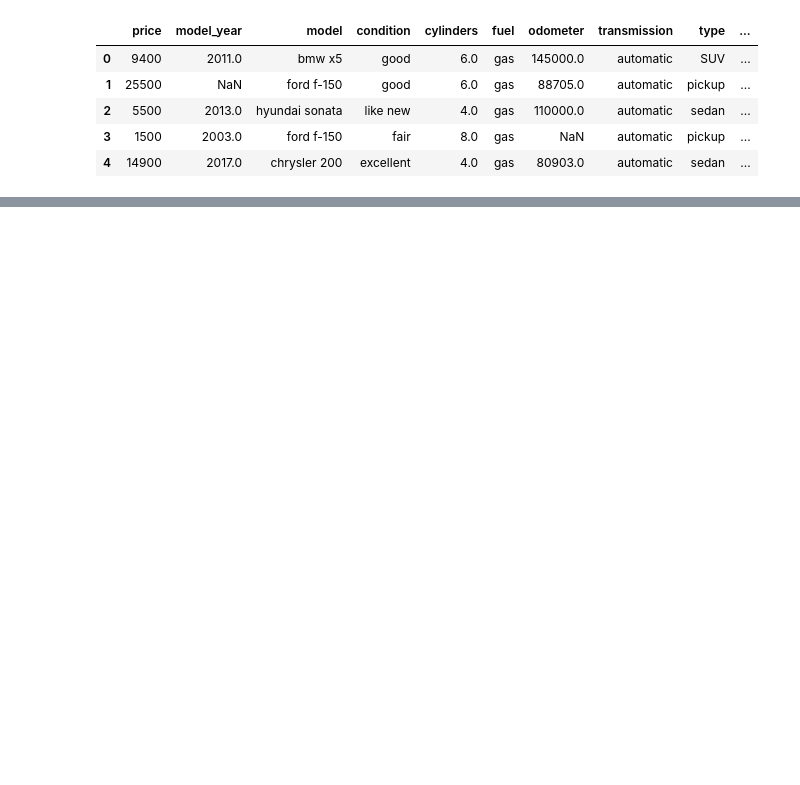
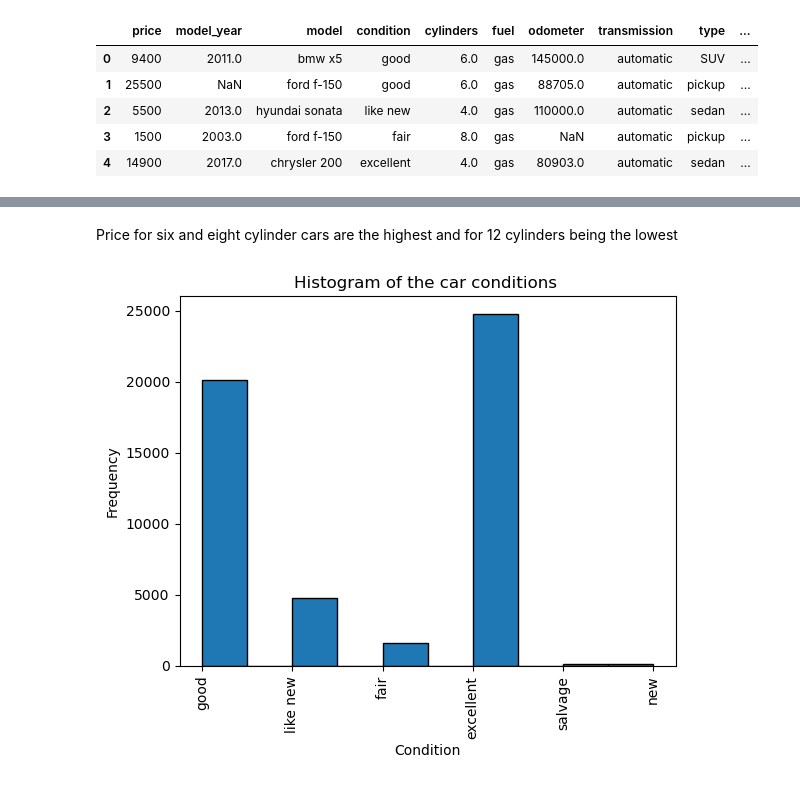
Before and after one commit to Gazizmakhanov/ds_repository, a Jupyter notebook: EDA.ipynb, the cells around one changed output, grey strips where cells are left out. Drawn from its saved outputs; the diff is of its cells as text; code cells hidden in the pictures; blank space fills up the shorter version.

```diff
--- a/EDA.ipynb
+++ b/EDA.ipynb
@@ -31,0 +28,14 @@ plt.show()
+# %% [markdown]
+Price for six and eight cylinder cars are the highest and for 12 cylinders being the lowest
+# %%
+plt.hist(df['condition'], bins=10, edgecolor='black')
+plt.xticks(rotation=90, fontsize=10)
+
+plt.xlabel('Condition')
+plt.ylabel('Frequency')
+plt.title('Histogram of the car conditions ')
+
+# Show plot
+plt.show()
+# %% [output]
+[figure, added]
```
Also changed, not shown: parts of 5 cells of this notebook, 1 other file.
